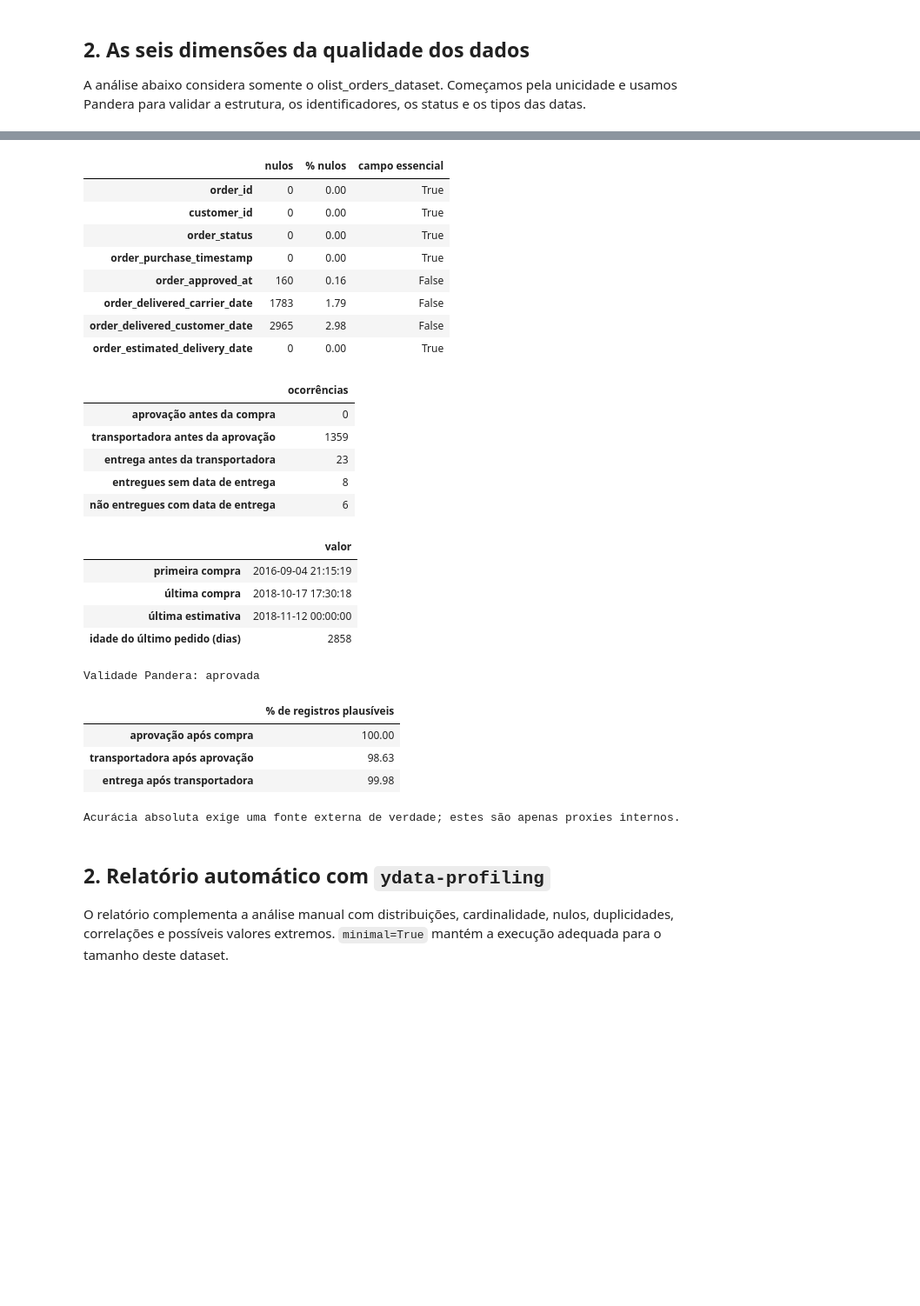
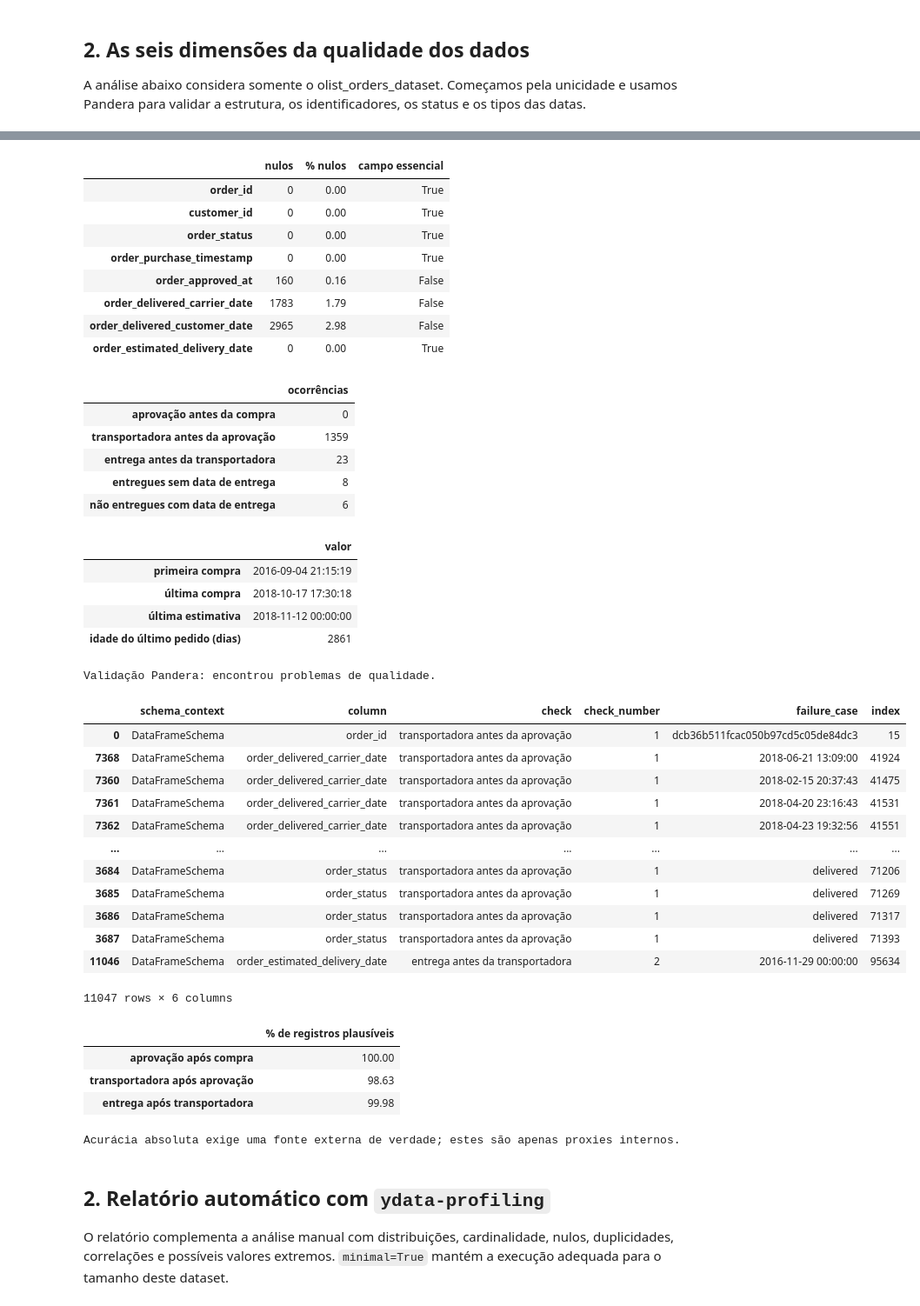
Before and after one commit to luccaspino/MLsample, a Jupyter notebook: olist/notebooks/dataquality.ipynb, the cells around one changed output, grey strips where cells are left out. Shown at 87% size. Drawn from its saved outputs; the diff is of its cells as text; code cells hidden in the pictures; blank space fills up the shorter version.

Commit message:
feat(olist): adiciona notebook de qualidade dos dados

```diff
--- a/olist/notebooks/investigate.ipynb
+++ b/olist/notebooks/dataquality.ipynb
@@ -103,6 +103,7 @@ plt.show()
 A análise abaixo considera somente o olist_orders_dataset. Começamos pela unicidade e usamos Pandera para validar a estrutura, os identificadores, os status e os tipos das datas.
 # %%
 import pandera.pandas as pa
+import pandera.errors as pa_errors
 
 ALLOWED_STATUSES = {
     "approved", "canceled", "created", "delivered",
@@ -131,6 +132,11 @@ orders_schema = pa.DataFrameSchema(
         "order_delivered_customer_date": pa.Column(pa.DateTime, nullable=True),
         "order_estimated_delivery_date": pa.Column(pa.DateTime, nullable=False),
     },
+    checks=[
+        pa.Check(lambda df: df["order_approved_at"].isna() | (df["order_approved_at"] >= df["order_purchase_timestamp"]), error="order_approved_at antes da compra"),
+        pa.Check(lambda df: df["order_delivered_carrier_date"].isna() | df["order_approved_at"].isna() | (df["order_delivered_carrier_date"] >= df["order_approved_at"]), error="transportadora antes da aprovação"),
+        pa.Check(lambda df: df["order_delivered_customer_date"].isna() | df["order_delivered_carrier_date"].isna() | (df["order_delivered_customer_date"] >= df["order_delivered_carrier_date"]), error="entrega antes da transportadora"),
+    ],
     strict=True,
     coerce=False,
 )
@@ -178,8 +184,13 @@ atualidade = pd.Series({
 display(atualidade.rename("valor").to_frame())
 
 # 5. Validade: Pandera valida formato, tipo, domínio, nulos e chave única.
-orders_schema.validate(orders, lazy=True)
-print("Validade Pandera: aprovada")
+try:
+    validated_orders = orders_schema.validate(orders, lazy=True)
+    print("Validação Pandera: aprovada")
+except pa_errors.SchemaErrors as err:
+    print("Validação Pandera: encontrou problemas de qualidade.")
+    display(err.failure_cases)
+    validated_orders = None
 
 # 6. Acurácia: sem fonte externa, usamos plausibilidade temporal como proxy.
 regras_temporais = {
@@ -189,40 +200,53 @@ regras_temporais = {
 }
 acuracia_proxy = pd.Series({nome: regra.mean() * 100 for nome, regra in regras_temporais.items()})
 display(acuracia_proxy.rename("% de registros plausíveis").to_frame().round(2))
 print("Acurácia absoluta exige uma fonte externa de verdade; estes são apenas proxies internos.")
 # %% [output]
 |  | quantidade |
 | linhas duplicadas integralmente | 0 |
 | order_id duplicados | 0 |
 | order_id nulos | 0 |
 | clientes distintos | 99441 |
 | pedidos do cliente mais frequente | 1 |
 |  | nulos | % nulos | campo essencial |
 | order_id | 0 | 0.00 | True |
 | customer_id | 0 | 0.00 | True |
 | order_status | 0 | 0.00 | True |
 | order_purchase_timestamp | 0 | 0.00 | True |
 | order_approved_at | 160 | 0.16 | False |
 | order_delivered_carrier_date | 1783 | 1.79 | False |
 | order_delivered_customer_date | 2965 | 2.98 | False |
 | order_estimated_delivery_date | 0 | 0.00 | True |
 |  | ocorrências |
 | aprovação antes da compra | 0 |
 | transportadora antes da aprovação | 1359 |
 | entrega antes da transportadora | 23 |
 | entregues sem data de entrega | 8 |
 | não entregues com data de entrega | 6 |
 |  | valor |
 | primeira compra | 2016-09-04 21:15:19 |
 | última compra | 2018-10-17 17:30:18 |
 | última estimativa | 2018-11-12 00:00:00 |
-| idade do último pedido (dias) | 2858 |
+| idade do último pedido (dias) | 2861 |
-Validade Pandera: aprovada
+Validação Pandera: encontrou problemas de qualidade.
-|  | % de registros plausíveis |
-| aprovação após compra | 100.00 |
-| transportadora após aprovação | 98.63 |
-| entrega após transportadora | 99.98 |
+|  | schema_context | column | check | check_number | failure_case | index |
+| 0 | DataFrameSchema | order_id | transportadora antes da aprovação | 1 | dcb36b511fcac050b97cd5c05de84dc3 | 15 |
+| 7368 | DataFrameSchema | order_delivered_carrier_date | transportadora antes da aprovação | 1 | 2018-06-21 13:09:00 | 41924 |
+| 7360 | DataFrameSchema | order_delivered_carrier_date | transportadora antes da aprovação | 1 | 2018-02-15 20:37:43 | 41475 |
+| 7361 | DataFrameSchema | order_delivered_carrier_date | transportadora antes da aprovação | 1 | 2018-04-20 23:16:43 | 41531 |
+| 7362 | DataFrameSchema | order_delivered_carrier_date | transportadora antes da aprovação | 1 | 2018-04-23 19:32:56 | 41551 |
+| ... | ... | ... | ... | ... | ... | ... |
+| 3684 | DataFrameSchema | order_status | transportadora antes da aprovação | 1 | delivered | 71206 |
+| 3685 | DataFrameSchema | order_status | transportadora antes da aprovação | 1 | delivered | 71269 |
+| 3686 | DataFrameSchema | order_status | transportadora antes da aprovação | 1 | delivered | 71317 |
+| 3687 | DataFrameSchema | order_status | transportadora antes da aprovação | 1 | delivered | 71393 |
+| 11046 | DataFrameSchema | order_estimated_delivery_date | entrega antes da transportadora | 2 | 2016-11-29 00:00:00 | 95634 |
-Acurácia absoluta exige uma fonte externa de verdade; estes são apenas proxies internos.
+11047 rows × 6 columns
+|  | % de registros plausíveis |
+| aprovação após compra | 100.00 |
+| transportadora após aprovação | 98.63 |
+| entrega após transportadora | 99.98 |
+Acurácia absoluta exige uma fonte externa de verdade; estes são apenas proxies internos.
 # %% [markdown]
 ## 2. Relatório automático com `ydata-profiling`
 
```
Also changed, not shown: 1 other file.
